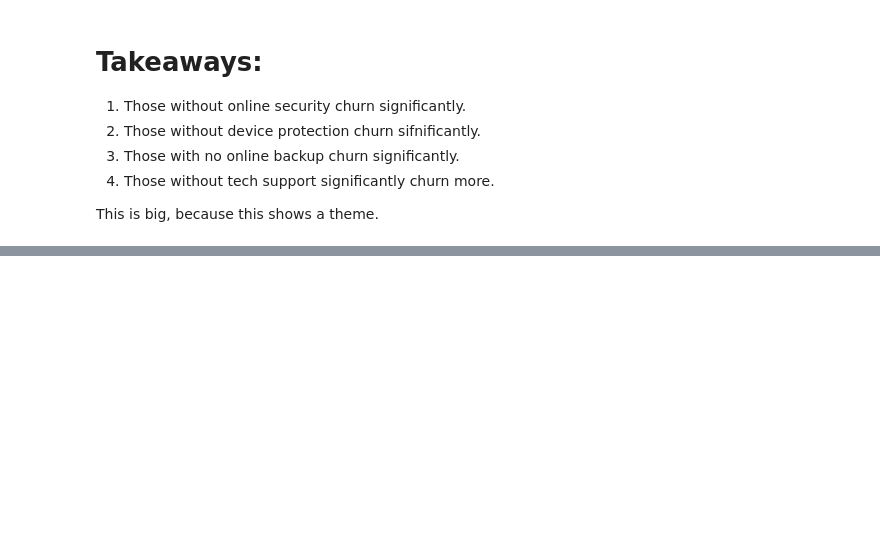
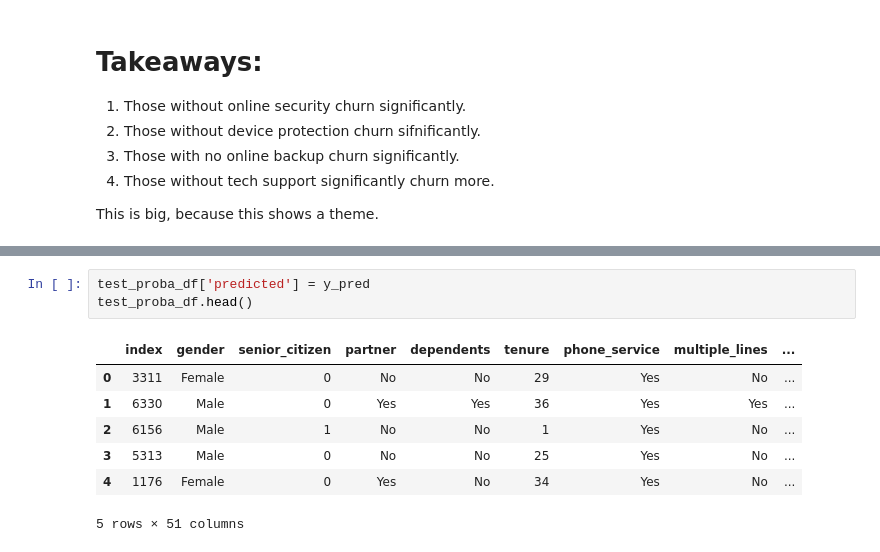
Before and after one commit to paigerackley/classification-project, a Jupyter notebook: workbook.ipynb, the cells around one changed output, grey strips where cells are left out. Drawn from its saved outputs; the diff is of its cells as text; blank space fills up the shorter version.

```diff
--- a/workbook.ipynb
+++ b/workbook.ipynb
@@ -758,0 +1316,11 @@ ValueError: could not convert string to float: 'Female'
+# %%
+test_proba_df['predicted'] = y_pred
+test_proba_df.head()
+# %% [output]
+|  | index | gender | senior_citizen | partner | dependents | tenure | phone_service | multiple_lines | ... |
+| 0 | 3311 | Female | 0 | No | No | 29 | Yes | No | ... |
+| 1 | 6330 | Male | 0 | Yes | Yes | 36 | Yes | Yes | ... |
+| 2 | 6156 | Male | 1 | No | No | 1 | Yes | No | ... |
+| 3 | 5313 | Male | 0 | No | No | 25 | Yes | No | ... |
+| 4 | 1176 | Female | 0 | Yes | No | 34 | Yes | No | ... |
+5 rows × 51 columns
```
Also changed, not shown: parts of 99 cells of this notebook, 1 other file.
